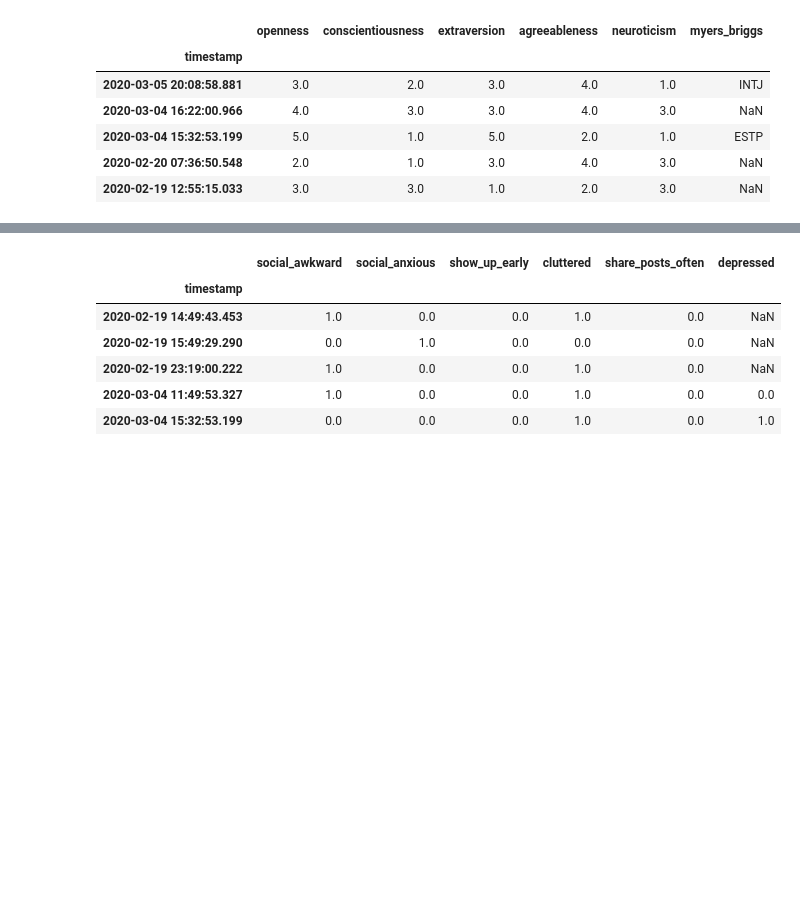
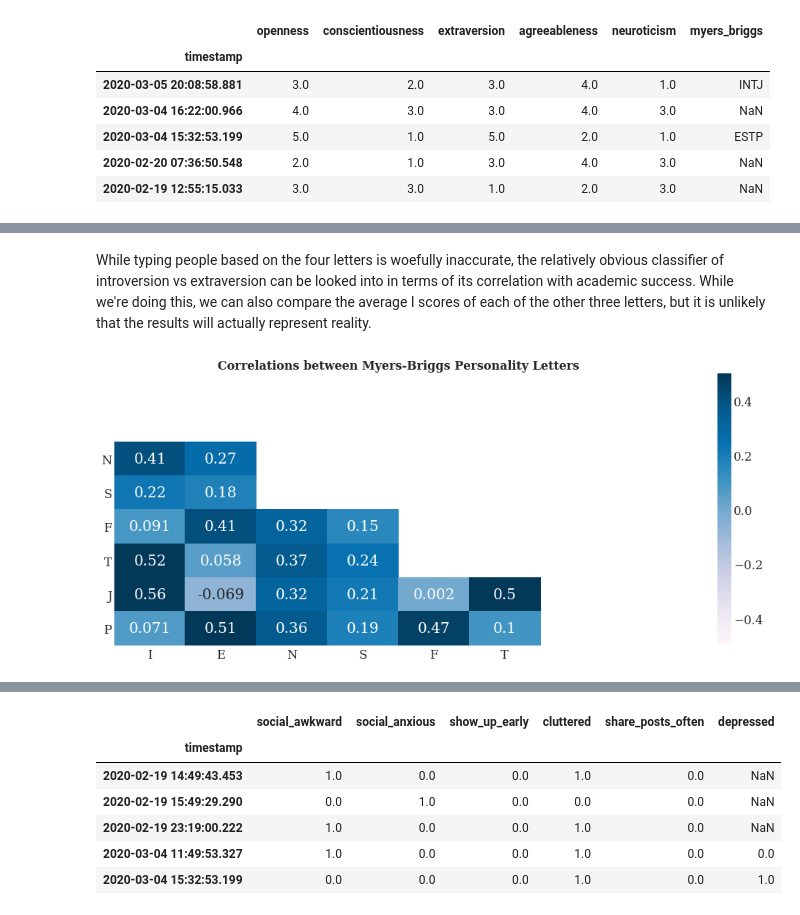
Before and after one commit to dennisfarmer/Factors-of-Academic-Success, a Jupyter notebook: eda.ipynb, the cells around one changed output, grey strips where cells are left out. Drawn from its saved outputs; the diff is of its cells as text; code cells hidden in the pictures; blank space fills up the shorter version.

```diff
--- a/eda.ipynb
+++ b/eda.ipynb
@@ -771,0 +834,44 @@ surveydata[personality[0]].sample(n=5, random_state=6)
+# %% [markdown]
+While typing people based on the four letters is woefully inaccurate, the relatively obvious classifier of introversion vs extraversion can be looked into in terms of its correlation with academic success. While we're doing this, we can also compare the average I scores of each of the other three letters, but it is unlikely that the results will actually represent reality.
+# %%
+mbti_dummy = make_dummies(surveydata.myers_briggs.fillna(""))[['i','e','n','s','f','t','j','p']]
+# %%
+plt.style.use('seaborn-whitegrid')
+rcParams['font.family'] = "serif"
+
+data = mbti_dummy.corr()
+
+fig, ax = plt.subplots(figsize=(14,6))
+
+mask = np.array([
+       [1, 1, 1, 1, 1, 1, 1, 1],
+       [1, 1, 1, 1, 1, 1, 1, 1],
+       [0, 0, 1, 1, 1, 1, 1, 1],
+       [0, 0, 1, 1, 1, 1, 1, 1],
+       [0, 0, 0, 0, 1, 1, 1, 1],
+       [0, 0, 0, 0, 1, 1, 1, 1],
+       [0, 0, 0, 0, 0, 0, 1, 1],
+       [0, 0, 0, 0, 0, 0, 1, 1]
+       ]).astype(bool)
+
+sns.heatmap(data, ax=ax,
+            vmin = -.5, vmax = .5, center = 0,
+            cmap = 'PuBu',
+            annot = True, annot_kws={"size": 20},
+            mask = mask)
+
+ax.set_title("Correlations between Myers-Briggs Personality Letters", fontdict={'fontsize': 16,'fontweight':'bold'})
+
+xticks = data.columns.str.replace('_',' ').str.title().to_list()
+yticks = xticks.copy()
+xticks[-1] = ""
+xticks[-2] = ""
+yticks[0] = ""
+yticks[1] = ""
+
+plt.xticks(ax.get_xticks(), xticks, rotation=0)
+plt.yticks(ax.get_yticks(), yticks, rotation=0)
+plt.savefig('Graphs/PQ_corr_mbtiletters.png')
+plt.show()
+# %% [output]
+[figure, added]
```
Also changed, not shown: parts of 23 cells of this notebook, 5 other files.
